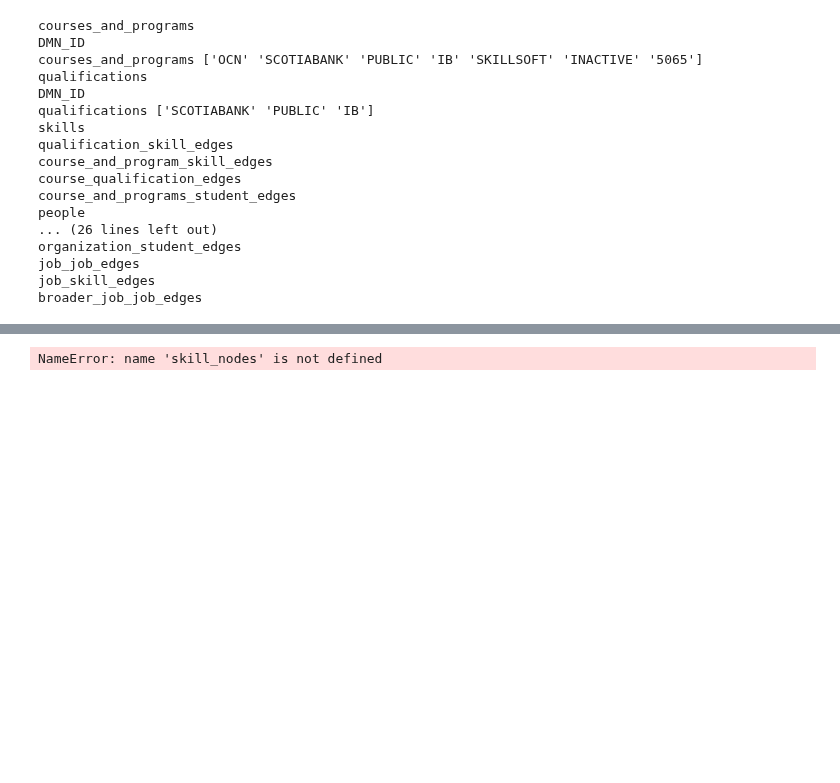
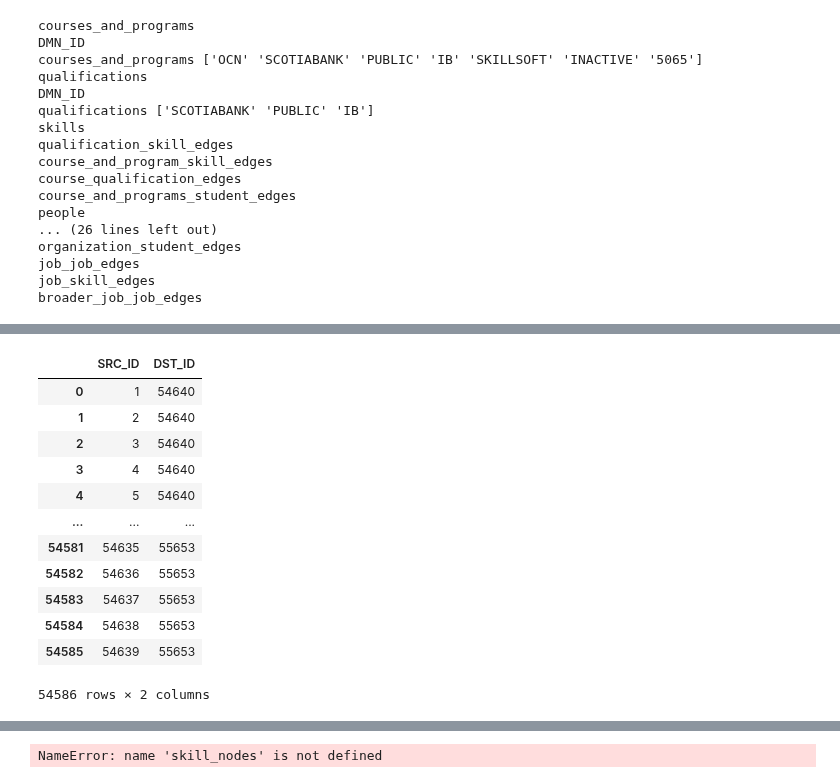
Before and after one commit to AmosDinh/Skill_Job_GNN, a Jupyter notebook: make_dataset_with_learnings_v1.ipynb, the cells around one changed output, grey strips where cells are left out. Drawn from its saved outputs; the diff is of its cells as text; code cells hidden in the pictures; blank space fills up the shorter version.

```diff
--- a/make_dataset_with_learnings_v1.ipynb
+++ b/make_dataset_with_learnings_v1.ipynb
@@ -512,0 +702,16 @@ broader_job_job_edges
+# %%
+broader_job_job_edges
+# %% [output]
+|  | SRC_ID | DST_ID |
+| 0 | 1 | 54640 |
+| 1 | 2 | 54640 |
+| 2 | 3 | 54640 |
+| 3 | 4 | 54640 |
+| 4 | 5 | 54640 |
+| ... | ... | ... |
+| 54581 | 54635 | 55653 |
+| 54582 | 54636 | 55653 |
+| 54583 | 54637 | 55653 |
+| 54584 | 54638 | 55653 |
+| 54585 | 54639 | 55653 |
+54586 rows × 2 columns
```
Also changed, not shown: parts of 13 cells of this notebook.
